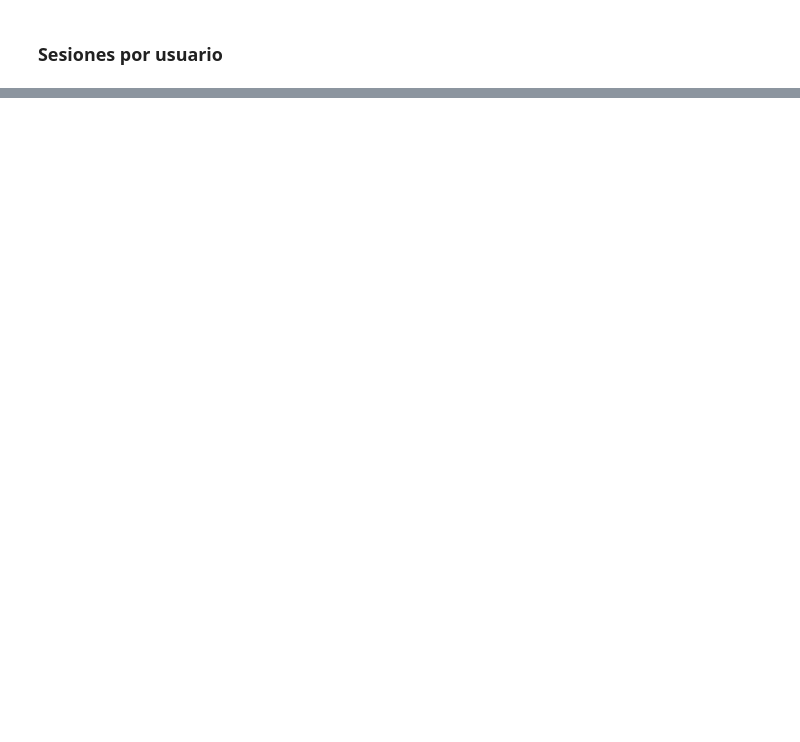
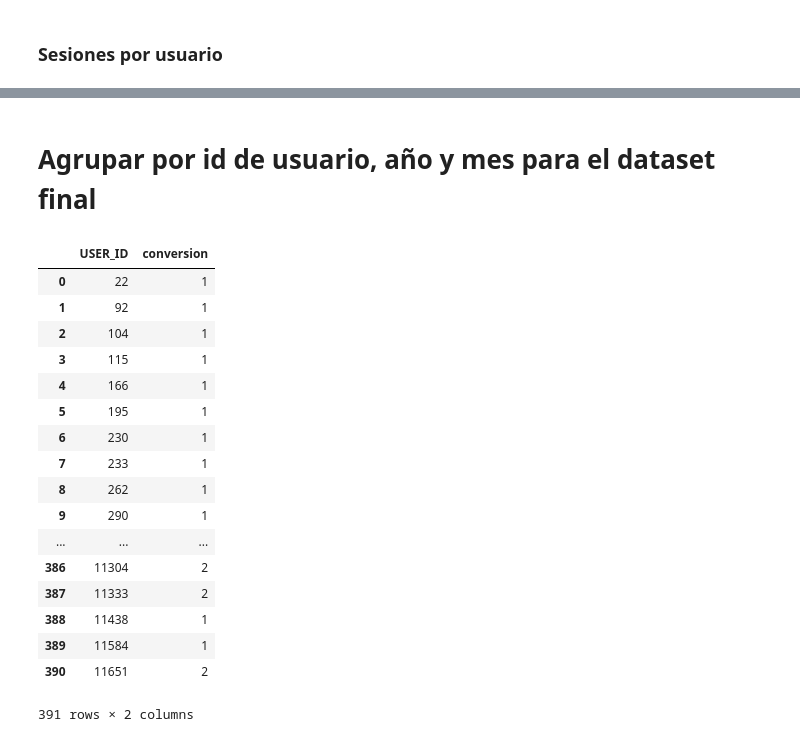
Before and after one commit to vpfarfan/pandas, a Jupyter notebook: EDA Vero.ipynb, the cells around one changed output, grey strips where cells are left out. Cells and saved outputs as stored; diff of their text form; code cells hidden in the pictures; blank space fills up the shorter version.

Commit message:
Dataset y modelo de prueba

```diff
--- a/EDA Vero.ipynb
+++ b/EDA Vero.ipynb
@@ -165,0 +238,24 @@ data.loc[data['new_session']==1,['USER_ID', 'FEC_EVENT', 'PAGE']]['PAGE'].value_
+# %% [markdown]
+# Agrupar por id de usuario, año y mes para el dataset final
+# %%
+conversiones.head()
+conversiones.loc[conversiones['mes'] >= 10,].groupby(['USER_ID'], as_index=False).agg({'conversion':'sum'})
+# %% [output]
+|  | USER_ID | conversion |
+| 0 | 22 | 1 |
+| 1 | 92 | 1 |
+| 2 | 104 | 1 |
+| 3 | 115 | 1 |
+| 4 | 166 | 1 |
+| 5 | 195 | 1 |
+| 6 | 230 | 1 |
+| 7 | 233 | 1 |
+| 8 | 262 | 1 |
+| 9 | 290 | 1 |
+| ... | ... | ... |
+| 386 | 11304 | 2 |
+| 387 | 11333 | 2 |
+| 388 | 11438 | 1 |
+| 389 | 11584 | 1 |
+| 390 | 11651 | 2 |
+391 rows × 2 columns
```
Also changed, not shown: parts of 22 cells of this notebook.
